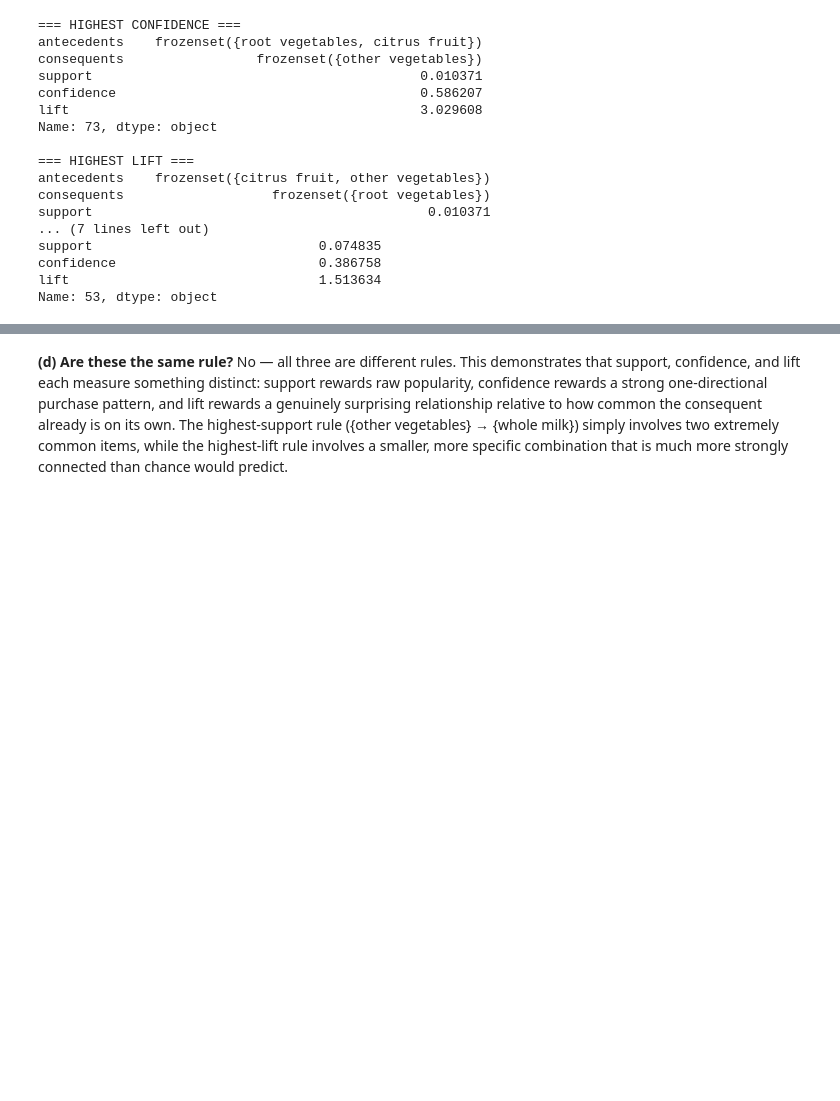
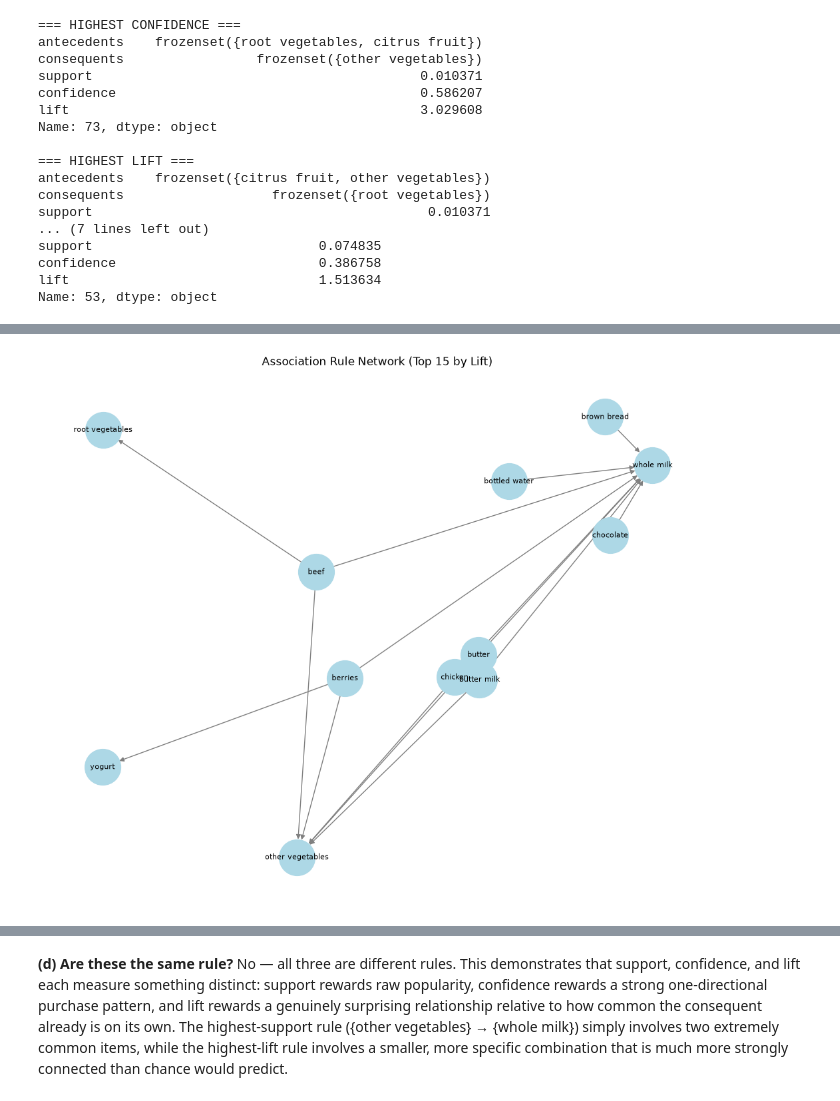
Before and after one commit to GWIZAR/ASSIGNMENT-ASSOCIATION-RULE-LEARNING, a Jupyter notebook: Assignment_Gwiza_Rodrigue.ipynb, the cells around one changed output, grey strips where cells are left out. Cells and saved outputs as stored; diff of their text form; code cells hidden in the pictures; blank space fills up the shorter version.

```diff
--- a/Assignment_Gwiza_Rodrigue.ipynb
+++ b/Assignment_Gwiza_Rodrigue.ipynb
@@ -266,0 +284,18 @@ Name: 53, dtype: object
+# %%
+import networkx as nx
+
+G = nx.DiGraph()
+for _, row in rules.head(15).iterrows():
+    for a in row['antecedents']:
+        for c in row['consequents']:
+            G.add_edge(a, c, weight=row['lift'])
+
+plt.figure(figsize=(10,8))
+pos = nx.spring_layout(G, k=0.5)
+nx.draw(G, pos, with_labels=True, node_color='lightblue', node_size=1500,
+        font_size=8, arrows=True, edge_color='gray')
+plt.title('Association Rule Network (Top 15 by Lift)')
+plt.tight_layout()
+plt.show()
+# %% [output]
+[figure, added]
```
Also changed, not shown: parts of 7 cells of this notebook.
